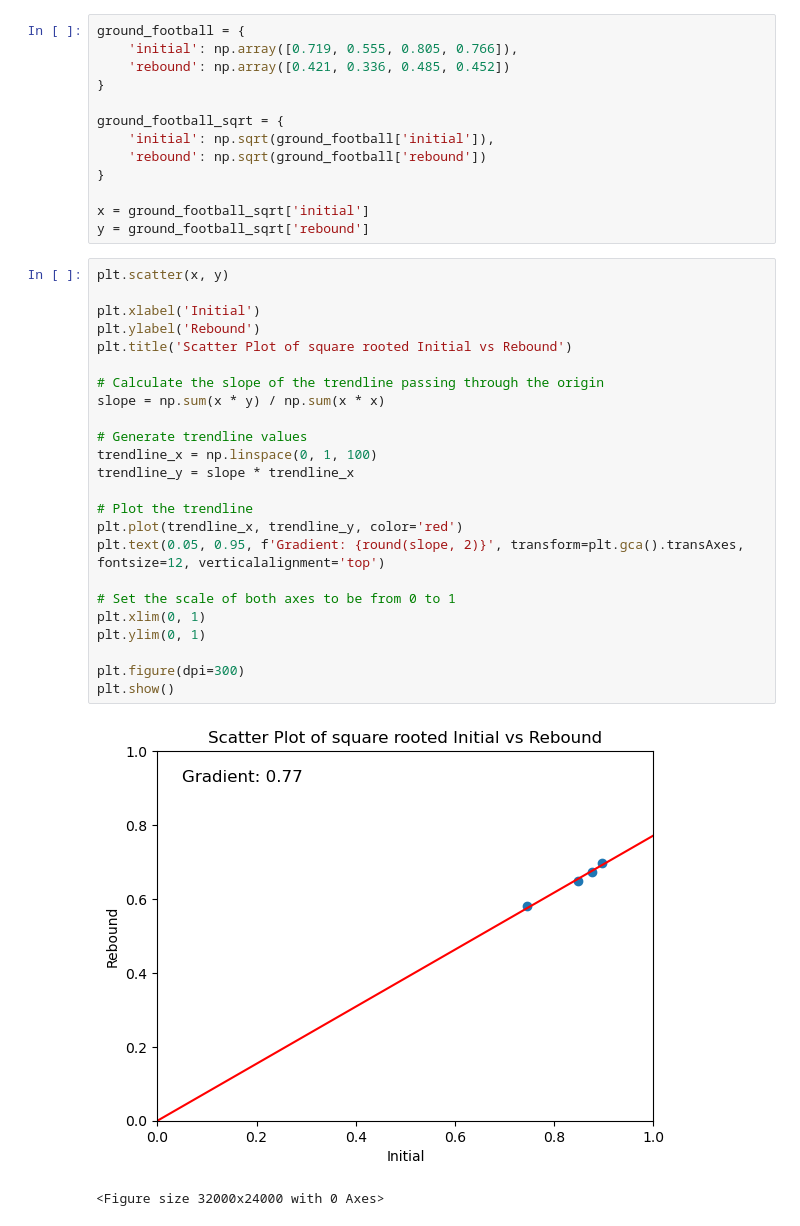
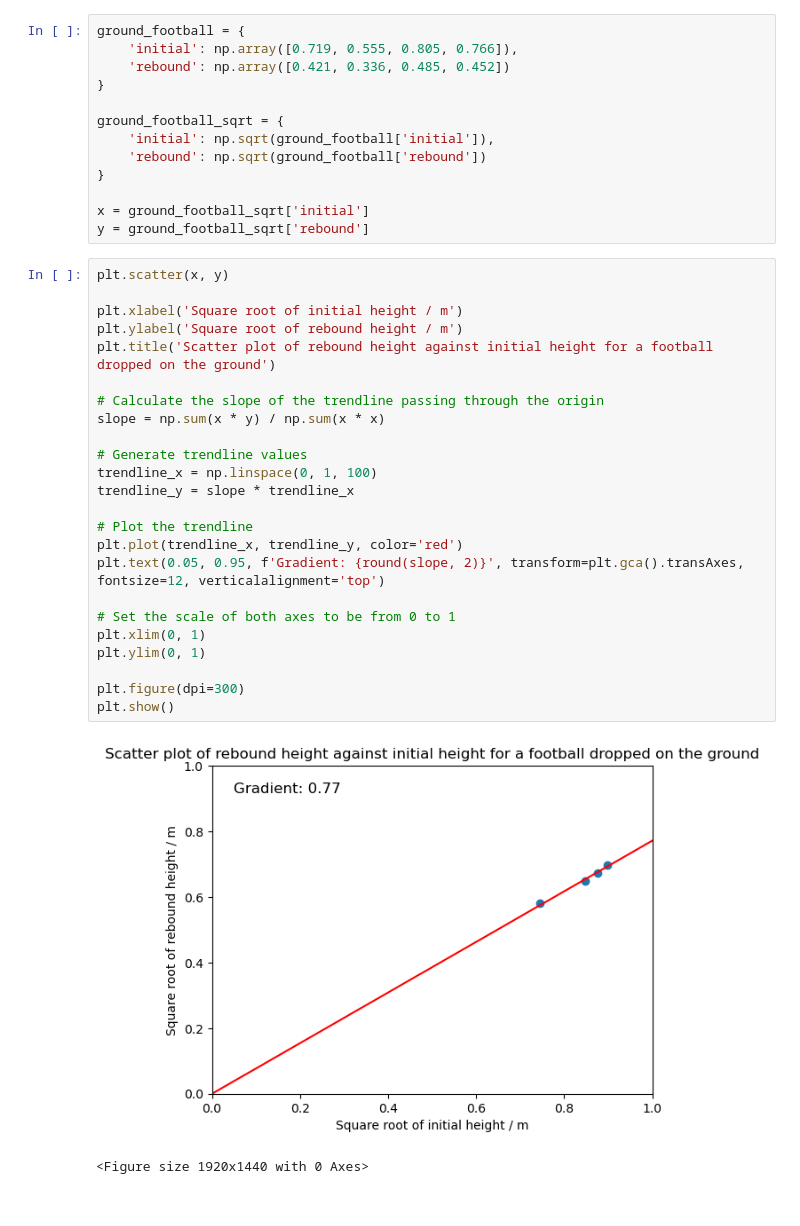
Before and after one commit to Aaryan-Varshney/practical-project-25, a Jupyter notebook: football-ground-COR.ipynb, the cells around one changed output. Saved outputs shown, nothing was run; the diff lists cells and outputs as text.

```diff
--- a/football-ground-COR.ipynb
+++ b/football-ground-COR.ipynb
@@ -17,27 +17,27 @@ y = ground_football_sqrt['rebound']
 # %%
 plt.scatter(x, y)
 
-plt.xlabel('Initial')
-plt.ylabel('Rebound')
-plt.title('Scatter Plot of square rooted Initial vs Rebound')
+plt.xlabel('Square root of initial height / m')
+plt.ylabel('Square root of rebound height / m')
+plt.title('Scatter plot of rebound height against initial height for a football dropped on the ground')
 
 # Calculate the slope of the trendline passing through the origin
 slope = np.sum(x * y) / np.sum(x * x)
 
 # Generate trendline values
 trendline_x = np.linspace(0, 1, 100)
 trendline_y = slope * trendline_x
 
 # Plot the trendline
 plt.plot(trendline_x, trendline_y, color='red')
 plt.text(0.05, 0.95, f'Gradient: {round(slope, 2)}', transform=plt.gca().transAxes, fontsize=12, verticalalignment='top')
 
 # Set the scale of both axes to be from 0 to 1
 plt.xlim(0, 1)
 plt.ylim(0, 1)
 
 plt.figure(dpi=300)
 plt.show()
 # %% [output]
-[figure, old version]
+[figure, new version]
-<Figure size 32000x24000 with 0 Axes>
+<Figure size 1920x1440 with 0 Axes>
```
Also changed, not shown: 1 other file.
